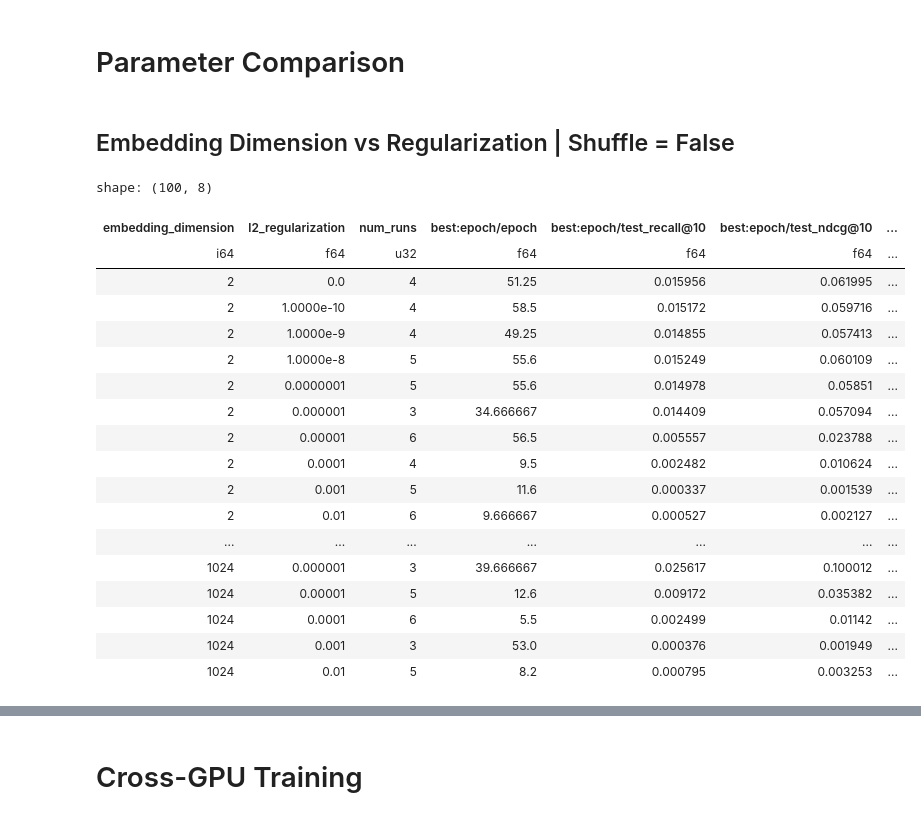
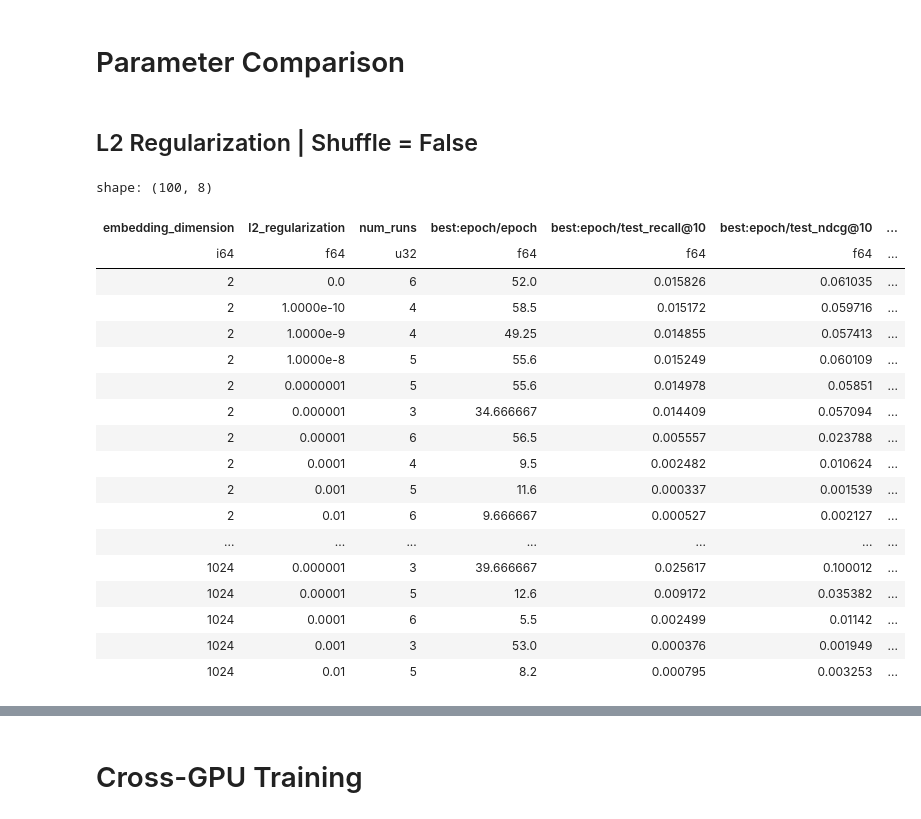
Before and after one commit to chaald/peppermint-matrix, a Jupyter notebook: notebooks/parameter_analysis/matrix_factorization.ipynb, the cells around one changed output, grey strips where cells are left out. Cells and saved outputs as stored; diff of their text form; code cells hidden in the pictures.

```diff
--- a/notebooks/parameter_analysis/matrix_factorization.ipynb
+++ b/notebooks/parameter_analysis/matrix_factorization.ipynb
@@ -158,22 +158,28 @@ shape: (868, 11)
 # %% [markdown]
 # Parameter Comparison
 # %% [markdown]
-## Embedding Dimension vs Regularization | Shuffle = False
+## L2 Regularization | Shuffle = False
 # %%
-experiment_summary = experiment_runs.filter(pl.col("shuffle") == False).group_by("embedding_dimension", "l2_regularization").agg(
+experiment_summary = experiment_runs.filter(
+    pl.col("shuffle") == False,
+    pl.col("l1_regularization") == 0.0,
+    pl.col("embedding_dropout_rate") == 0.0
+).group_by(
+    "embedding_dimension", "l2_regularization"
+).agg(
     pl.col("run_id").count().alias("num_runs"),
     pl.col("best:epoch/epoch").mean(),
     pl.col("best:epoch/test_recall@10").mean(),
     pl.col("best:epoch/test_ndcg@10").mean(),
     pl.col("best:epoch/test_recall@20").mean(),
     pl.col("best:epoch/test_ndcg@20").mean(),
 ).sort("embedding_dimension", "l2_regularization")
 experiment_summary
 # %% [output]
 shape: (100, 8)
 | embedding_dimension | l2_regularization | num_runs | best:epoch/epoch | best:epoch/test_recall@10 | best:epoch/test_ndcg@10 | ... |
 | i64 | f64 | u32 | f64 | f64 | f64 | ... |
-| 2 | 0.0 | 4 | 51.25 | 0.015956 | 0.061995 | ... |
+| 2 | 0.0 | 6 | 52.0 | 0.015826 | 0.061035 | ... |
 | 2 | 1.0000e-10 | 4 | 58.5 | 0.015172 | 0.059716 | ... |
 | 2 | 1.0000e-9 | 4 | 49.25 | 0.014855 | 0.057413 | ... |
 | 2 | 1.0000e-8 | 5 | 55.6 | 0.015249 | 0.060109 | ... |
```
Also changed, not shown: parts of 48 cells of this notebook, 1 other file.
